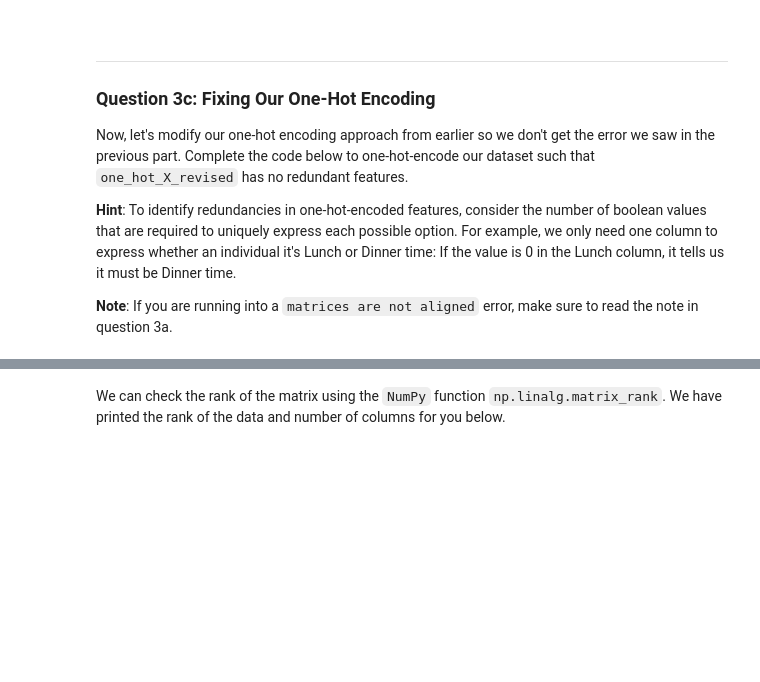
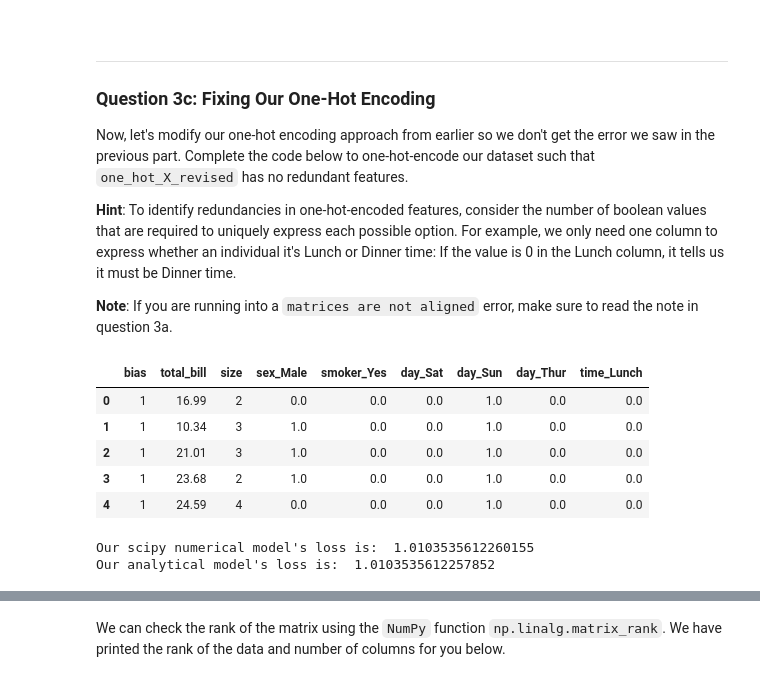
Before and after one commit to ac0033/sp25-student, a Jupyter notebook: lab/lab07/lab07.ipynb, the cells around one changed output, grey strips where cells are left out. Saved outputs shown, nothing was run; the diff lists cells and outputs as text; code cells hidden in the pictures; blank space fills up the shorter version.

```diff
--- a/lab/lab07/lab07.ipynb
+++ b/lab/lab07/lab07.ipynb
@@ -249,11 +310,10 @@ class MyScipyLinearModel():
         -----------
         None
         """
-
         number_of_features = X.shape[1]
-        starting_guess = ...
+        starting_guess = np.zeros(number_of_features)
         self._thetas = minimize(lambda theta:
-                                ...
+                                np.sum(loss_function(Y, X @ theta))
                                 , x0 = starting_guess)['x']
 
     def predict(self, X):
@@ -269,4 +329,4 @@ print(model._thetas)
 model_l1 = MyScipyLinearModel()
 model_l1.fit(l1, one_hot_X, tips)
 print("L1 loss thetas:")
-print(model._thetas)
+print(model_l1._thetas)
@@ -299,7 +373,7 @@ The `sklearn` `LinearRegression` object ([documentation](http://scikit-learn.org
 # %%
 from sklearn.linear_model import LinearRegression
 
-sklearn_model = ...
-...
+sklearn_model = LinearRegression(fit_intercept=False)
+sklearn_model.fit(one_hot_X, tips)
 print("sklearn with bias column thetas:")
 print(sklearn_model.coef_)
@@ -316,10 +397,10 @@ To avoid always explicitly building in a bias column into our design matrix, `sk
 
 Fill in the code below by first assigning `one_hot_X_nobias` to the `one_hot_X` design matrix with the bias column dropped, then fit a new `LinearRegression` model, with intercept.
 # %%
-one_hot_X_nobias = ...
+one_hot_X_nobias = one_hot_X.drop('bias', axis=1)
 
-sklearn_model_intercept = ...
-...
+sklearn_model_intercept = LinearRegression()
+sklearn_model_intercept.fit(one_hot_X_nobias, tips)
 
 # Note that sklearn returns intercept (theta_0) and coefficients (other thetas) separately.
 # We concatenate the intercept and other thetas before printing for easier comparison with the models above.
@@ -373,7 +465,7 @@ class MyAnalyticallyFitOLSModel():
         -----------
         None
         """
-        ...
+        self._thetas = np.linalg.inv(X.T@X)@(X.T@Y)
 
     def predict(self, X):
         return X @ self._thetas
@@ -420,30 +519,61 @@ Now, let's modify our one-hot encoding approach from earlier so we don't get the
 # %%
 def one_hot_encode_revised(data):
     """
     Return the one-hot encoded DataFrame of our input data, removing redundancies.
 
     Parameters
     -----------
     data: A DataFrame that may include non-numerical features.
 
     Returns
     -----------
     A one-hot encoded DataFrame that only contains numeric features without any redundancies.
 
     """
-    ...
-    return data
+    categorical_columns = []
+    numeric_columns = []
+
+    for col in data.columns:
+        if data[col].dtype == 'category' or data[col].dtype == 'object':
+            categorical_columns.append(col)
+        else:
+            numeric_columns.append(col)
+    if categorical_columns:
+        ohe = OneHotEncoder(drop='first')
+        encoded = ohe.fit_transform(data[categorical_columns]).toarray()
+        encoded_df = pd.DataFrame(
+            encoded,
+            columns=ohe.get_feature_names_out(categorical_columns),
+            index=data.index
+        )
+        if numeric_columns:
+            result = pd.concat([data[numeric_columns], encoded_df], axis=1)
+        else:
+            result = encoded_df
+    else:
+        result = data
+    return result
+
 
 one_hot_X_revised = one_hot_encode_revised(X)
 display(one_hot_X_revised.head())
 
 scipy_model = MyScipyLinearModel()
 scipy_model.fit(l2, one_hot_X_revised, tips)
 
 analytical_model = MyAnalyticallyFitOLSModel()
 analytical_model.fit(one_hot_X_revised, tips)
 
 print("Our scipy numerical model's loss is: ", mean_squared_error(scipy_model.predict(one_hot_X_revised), tips))
 print("Our analytical model's loss is: ", mean_squared_error(analytical_model.predict(one_hot_X_revised), tips))
+# %% [output]
+|  | bias | total_bill | size | sex_Male | smoker_Yes | day_Sat | day_Sun | day_Thur | time_Lunch |
+| 0 | 1 | 16.99 | 2 | 0.0 | 0.0 | 0.0 | 1.0 | 0.0 | 0.0 |
+| 1 | 1 | 10.34 | 3 | 1.0 | 0.0 | 0.0 | 1.0 | 0.0 | 0.0 |
+| 2 | 1 | 21.01 | 3 | 1.0 | 0.0 | 0.0 | 1.0 | 0.0 | 0.0 |
+| 3 | 1 | 23.68 | 2 | 1.0 | 0.0 | 0.0 | 1.0 | 0.0 | 0.0 |
+| 4 | 1 | 24.59 | 4 | 0.0 | 0.0 | 0.0 | 1.0 | 0.0 | 0.0 |
+Our scipy numerical model's loss is:  1.0103535612260155
+Our analytical model's loss is:  1.0103535612257852
 # %%
 grader.check("q3c")
```
Also changed, not shown: parts of 31 cells of this notebook, 1 other file.
